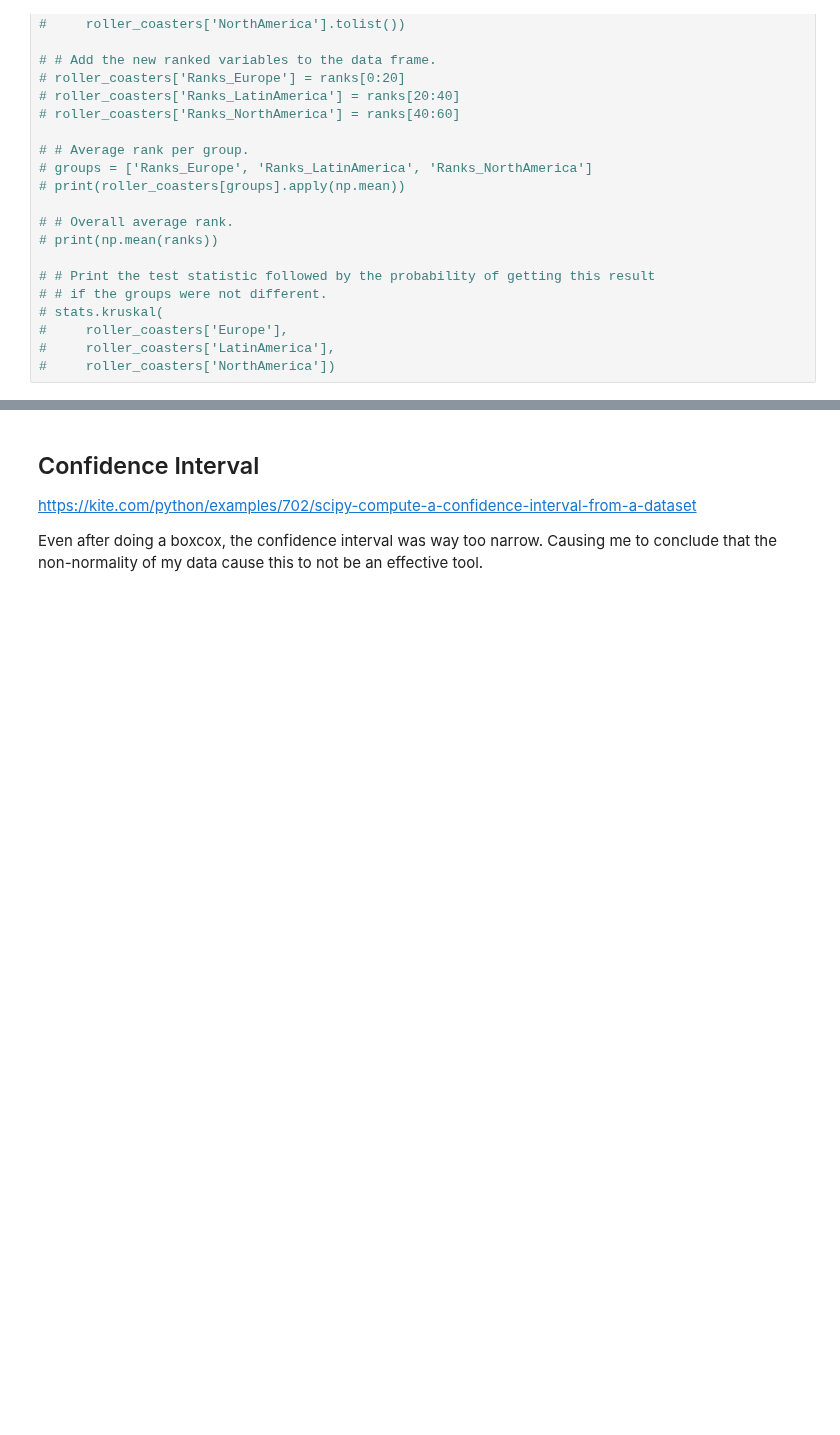
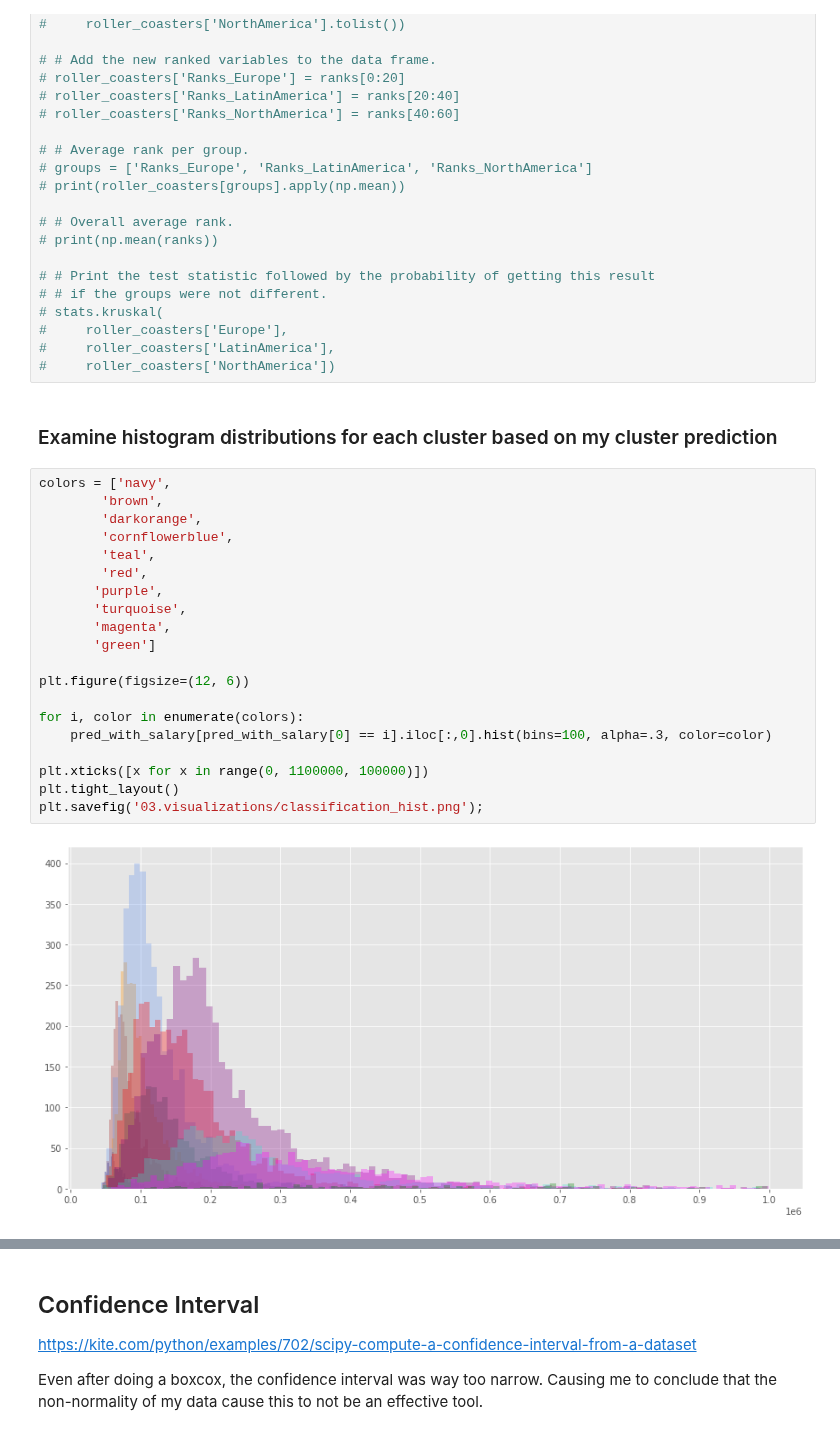
Before and after one commit to mrkjhsn/Not_for_Profit_Compensation_Modeling, a Jupyter notebook: 08.modeling_rfc.ipynb, the cells around one changed output, grey strips where cells are left out. Saved outputs shown, nothing was run; the diff lists cells and outputs as text; blank space fills up the shorter version.

```diff
--- a/08.modeling_rfc.ipynb
+++ b/08.modeling_rfc.ipynb
@@ -439,3 +406,27 @@ H, pval
 #     roller_coasters['Europe'],
 #     roller_coasters['LatinAmerica'],
 #     roller_coasters['NorthAmerica'])
+# %% [markdown]
+### Examine histogram distributions for each cluster based on my cluster prediction
+# %%
+colors = ['navy',
+        'brown',
+        'darkorange',
+        'cornflowerblue',
+        'teal',
+        'red',
+       'purple',
+       'turquoise',
+       'magenta',
+       'green']
+
+plt.figure(figsize=(12, 6))
+
+for i, color in enumerate(colors):
+    pred_with_salary[pred_with_salary[0] == i].iloc[:,0].hist(bins=100, alpha=.3, color=color)
+
+plt.xticks([x for x in range(0, 1100000, 100000)])
+plt.tight_layout()
+plt.savefig('03.visualizations/classification_hist.png');
+# %% [output]
+[figure, added]
```
Also changed, not shown: parts of 13 cells of this notebook.
